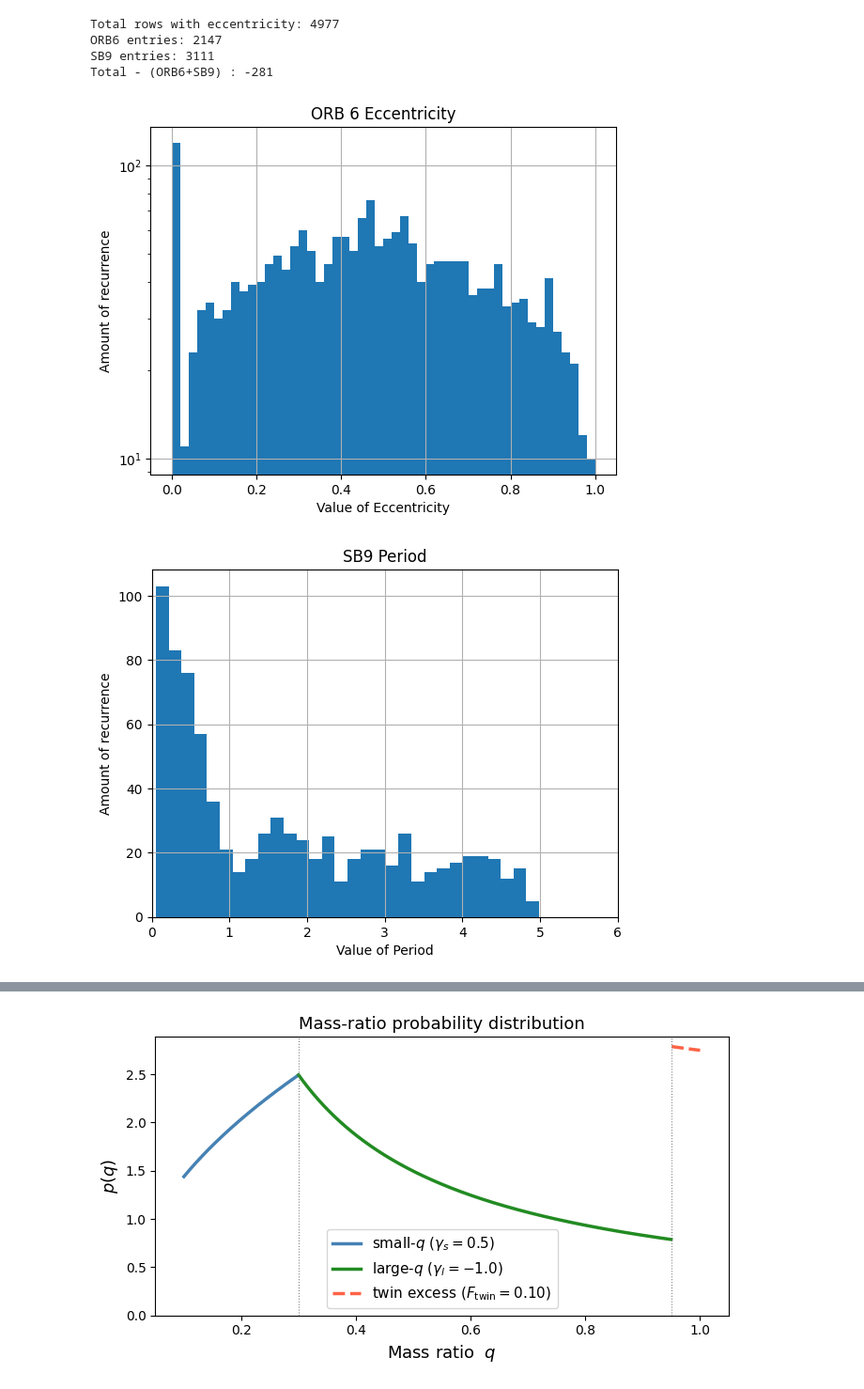
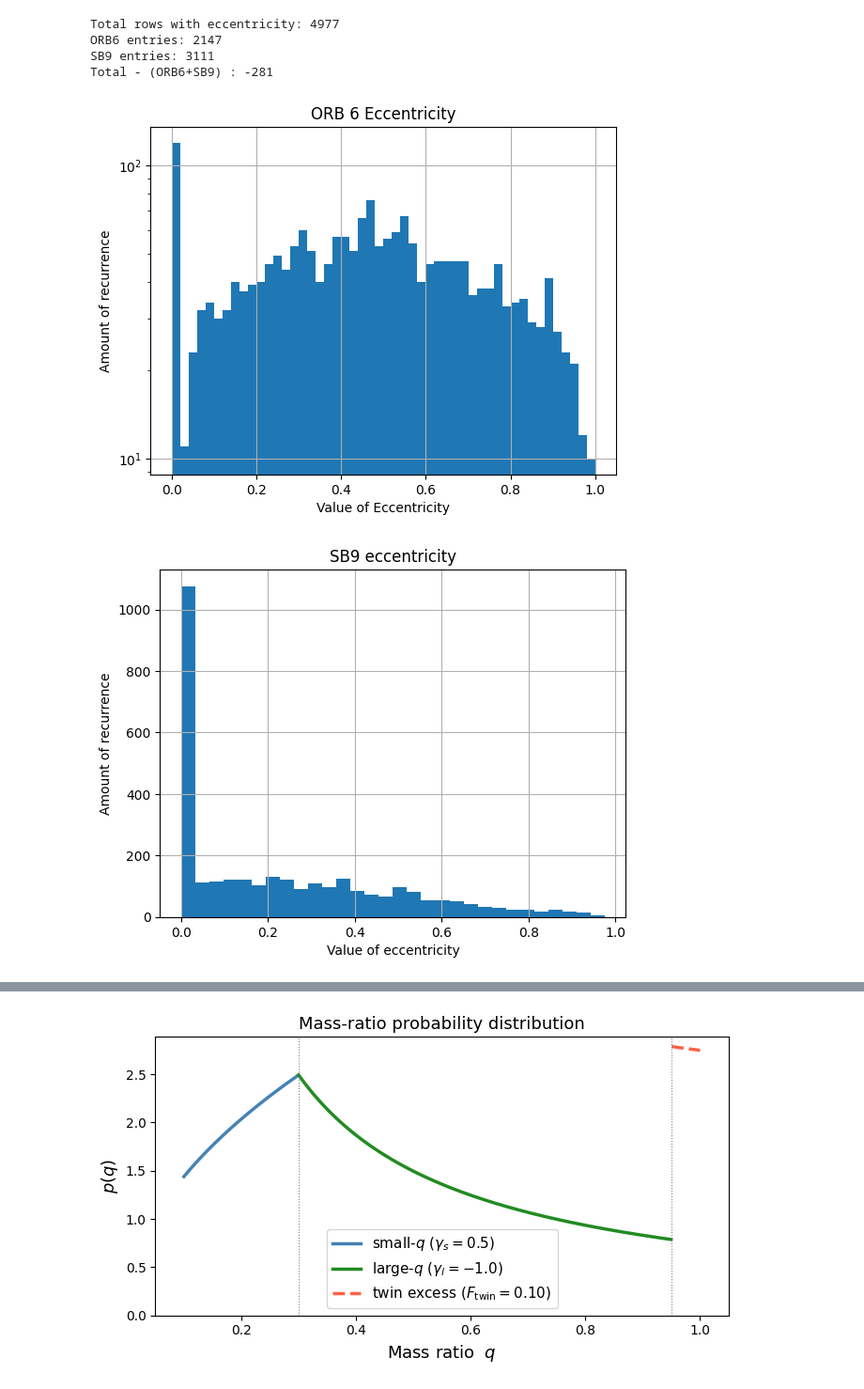
Before and after one commit to Eljameuter/Orbital-and-physical-parameter-distribution-of-Binary-Systems, a Jupyter notebook: Bias_correction.ipynb, the cells around one changed output, grey strips where cells are left out. Shown at 94% size. Drawn from its saved outputs; the diff is of its cells as text; code cells hidden in the pictures.

Commit message:
prettiefied hist

```diff
--- a/Bias_correction.ipynb
+++ b/Bias_correction.ipynb
@@ -53,17 +53,23 @@ Total - (ORB6+SB9) : -281
 # %%
 plt.hist(df_ORB6["e"],log=True, bins=50)
 plt.xlabel('Value of Eccentricity')
 plt.ylabel('Amount of recurrence')
 plt.title('ORB 6 Eccentricity')
+plt.grid(True)
+plt.show()
+plt.hist(df_SB9["e"], bins=30)
+plt.xlabel('Value of eccentricity')
+plt.ylabel('Amount of recurrence')
+plt.title('SB9 eccentricity')
 plt.grid(True)
 plt.show()
 plt.hist(df_SB9["period"][df_SB9["period"] < 5], bins=30)
 plt.xlabel('Value of Period')
 plt.ylabel('Amount of recurrence')
 plt.xlim(0,6)
 plt.title('SB9 Period')
 plt.grid(True)
 plt.show()
 # %% [output]
 [figure]
-[figure, old version]
+[figure, new version]
```
Also changed, not shown: parts of 1 cell of this notebook, 1 other file.
